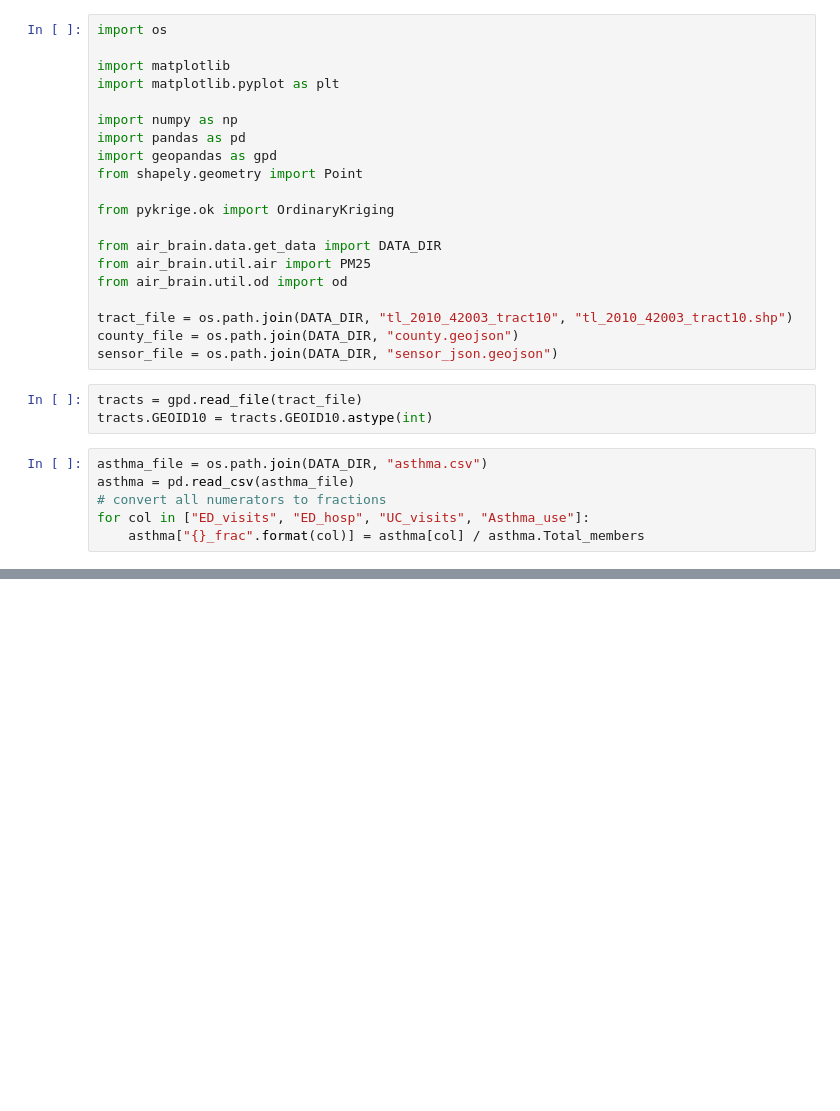
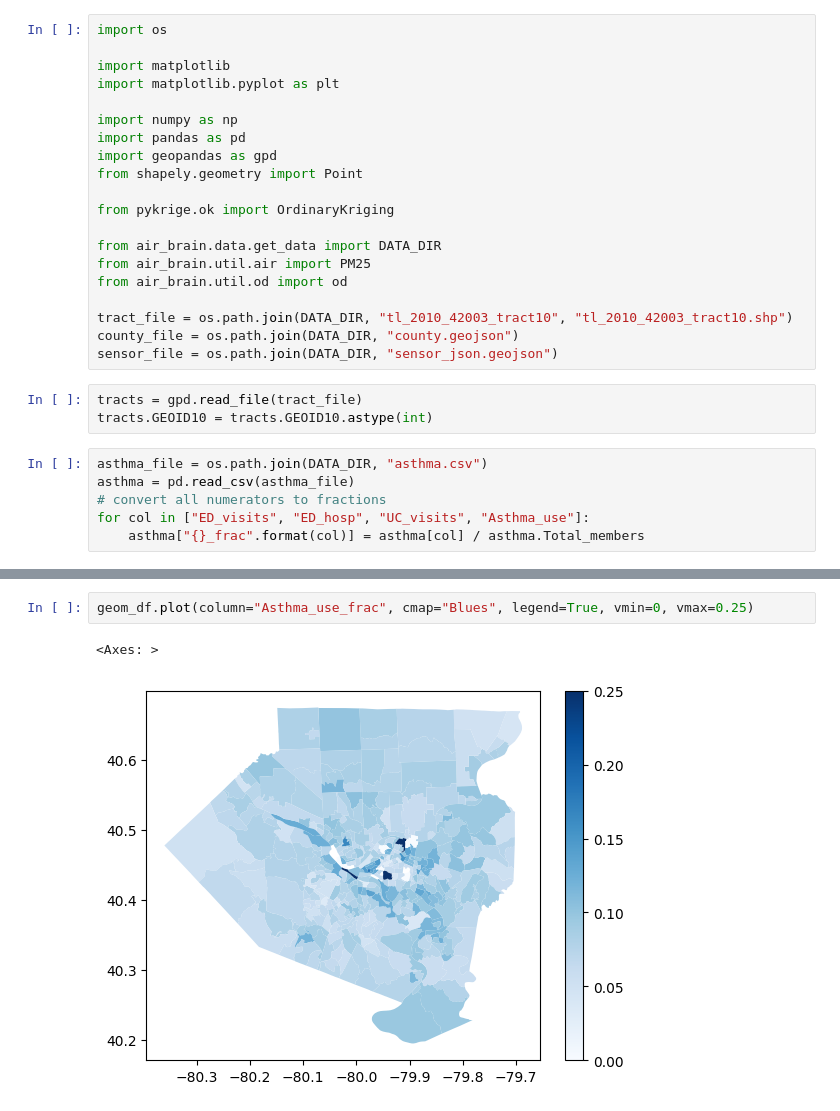
Before and after one commit to eli-goodfriend/air_brain, a Jupyter notebook: notebooks/asthma vs pm25 EPA data.ipynb, the cells around one changed output, grey strips where cells are left out. Cells and saved outputs as stored; diff of their text form; blank space fills up the shorter version.

```diff
--- a/notebooks/asthma vs pm25 EPA data.ipynb
+++ b/notebooks/asthma vs pm25 EPA data.ipynb
@@ -69 +76,6 @@ geom_df.plot(column="pm25_avg", cmap="Reds", legend=True)
+# %%
+geom_df.plot(column="Asthma_use_frac", cmap="Blues", legend=True, vmin=0, vmax=0.25)
+# %% [output]
+<Axes: >
+[figure, added]
 # %%
```
Also changed, not shown: parts of 7 cells of this notebook, 1 other file.
